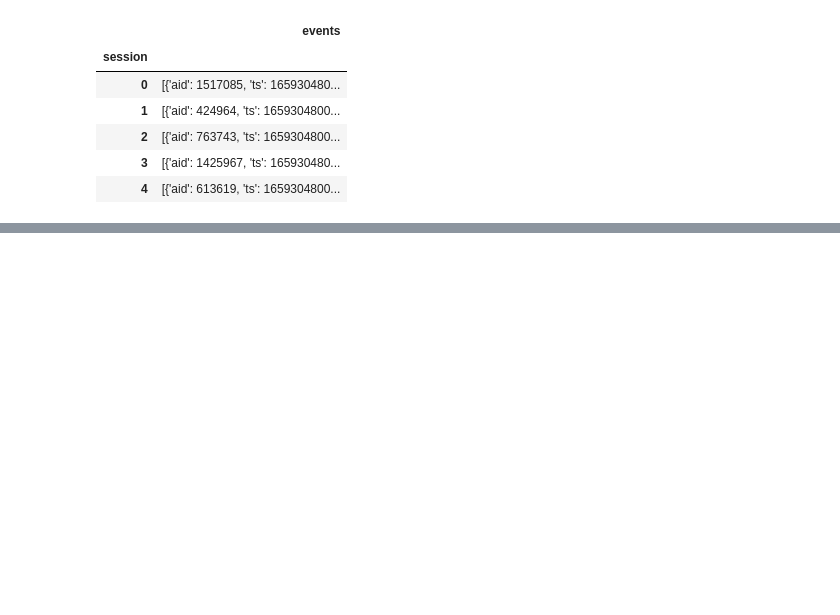
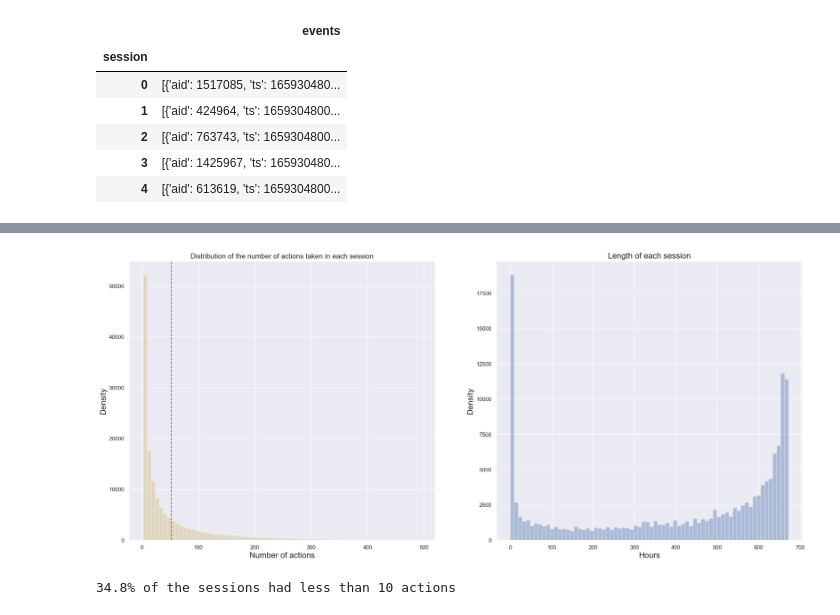
Before and after one commit to zahra-0101/Twitter-Sentiment-Analysis-Stock-Prediction-GAN, a Jupyter notebook: twitter.ipynb, the cells around one changed output, grey strips where cells are left out. Cells and saved outputs as stored; diff of their text form; code cells hidden in the pictures; blank space fills up the shorter version.

```diff
--- a/twitter.ipynb
+++ b/twitter.ipynb
@@ -115,0 +123,19 @@ plt.show()
+# %%
+fig, ax = plt.subplots(1,2, figsize=(24, 10))
+
+p = sns.distplot(sample_train_df['session_length_action'], color="y", bins= 70, ax=ax[0], kde=False)
+p.set_xlabel("Number of actions", fontsize = 16)
+p.set_ylabel("Density", fontsize = 16)
+p.set_title("Distribution of the number of actions taken in each session", fontsize = 14)
+p.axvline(sample_train_df['session_length_action'].mean(), color='r', linestyle='--', label="Mean")
+
+p = sns.distplot(sample_train_df['session_length_hours'], color="b", bins= 70, ax=ax[1], kde=False)
+p.set_xlabel("Hours", fontsize = 16)
+p.set_ylabel("Density", fontsize = 16)
+p.set_title("Length of each session", fontsize = 16);
+# %% [output]
+[figure, added]
+# %%
+print(f'{round(len(sample_train_df[sample_train_df["session_length_action"]<10])/len(sample_train_df),3)*100}% of the sessions had less than 10 actions')
+# %% [output]
+34.8% of the sessions had less than 10 actions
```
Also changed, not shown: parts of 17 cells of this notebook.
